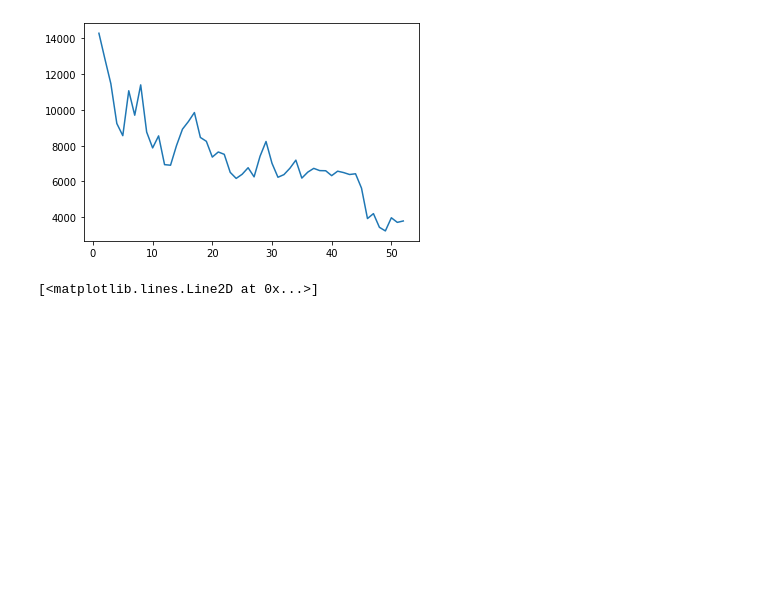
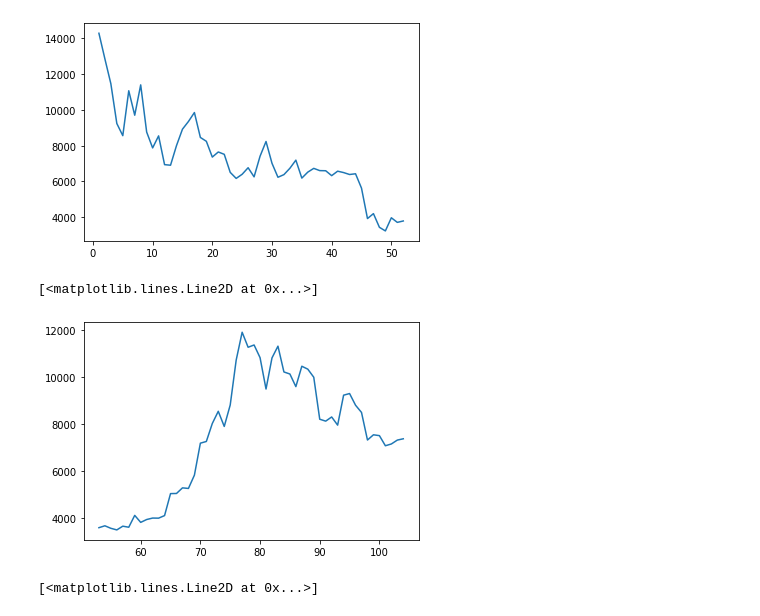
Before and after one commit to Onestringlab/notebook, a Jupyter notebook: Line_Bar_Pie.ipynb, the cells around one changed output. Drawn from its saved outputs; the diff is of its cells as text; code cells hidden in the pictures; blank space fills up the shorter version.

```diff
--- a/Line_Bar_Pie.ipynb
+++ b/Line_Bar_Pie.ipynb
@@ -66,6 +66,13 @@ ax.plot(df2018['Week'],df2018['Price'])
 # %% [output]
 [<matplotlib.lines.Line2D at 0x...>]
 [figure]
+# %%
+fig = plt.figure(figsize=(6,4))
+ax = plt.axes()
+ax.plot(df2019['Week'],df2019['Price'])
+# %% [output]
+[<matplotlib.lines.Line2D at 0x...>]
+[figure, added]
 # %%
 fig = plt.figure(figsize=(6,4))
 ax = plt.axes()
```
